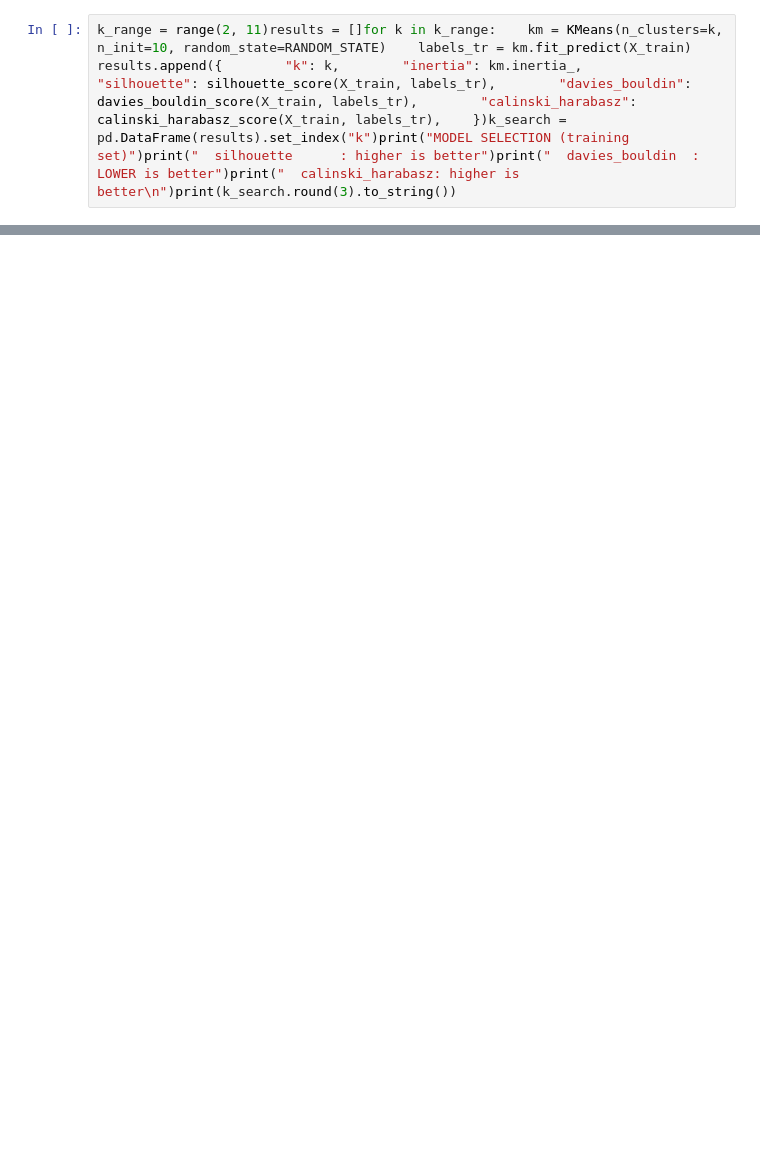
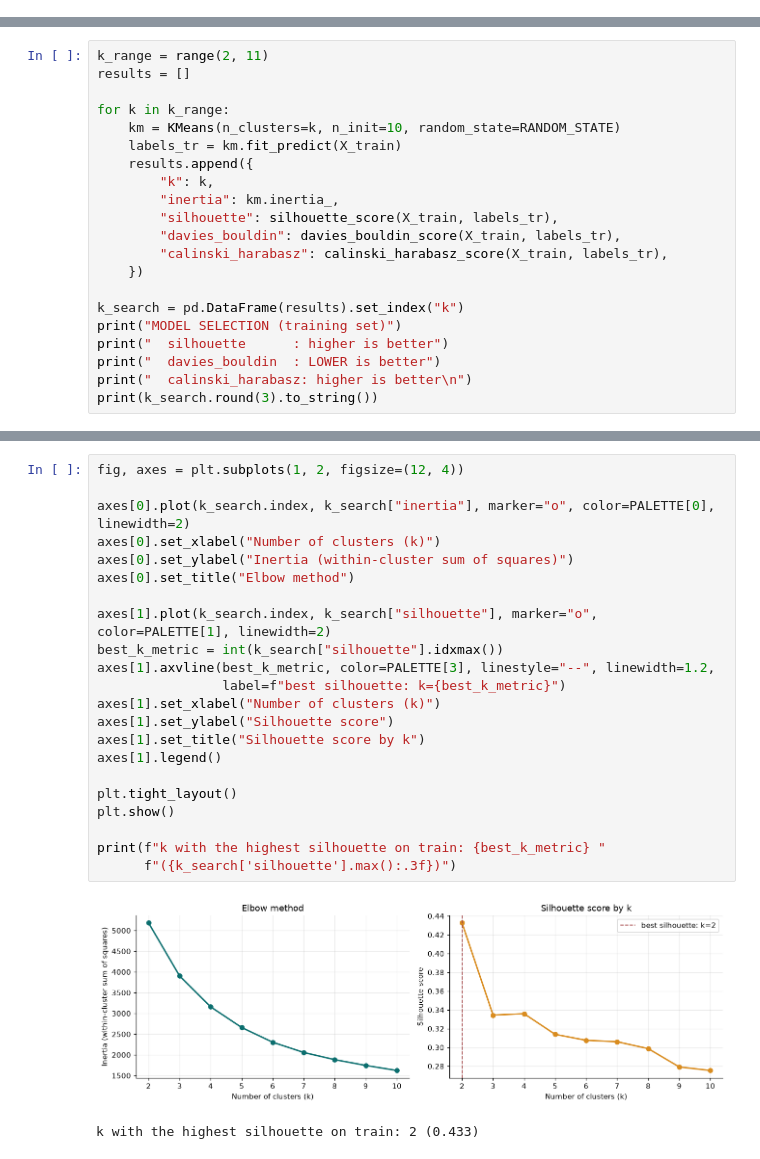
Before and after one commit to cote8/Business-Intelligence, a Jupyter notebook: proyecto_final/BI2026_FinalProject_Team-4.ipynb, the cells around one changed output, grey strips where cells are left out. Drawn from its saved outputs; the diff is of its cells as text; blank space fills up the shorter version.

```diff
--- a/proyecto_final/BI2026_FinalProject_Team-4.ipynb
+++ b/proyecto_final/BI2026_FinalProject_Team-4.ipynb
@@ -63,2 +195,0 @@ fig, axes = plt.subplots(1, 3, figsize=(13, 3.6))for ax, col, color in zip(axes,
-# %%
-k_range = range(2, 11)results = []for k in k_range:    km = KMeans(n_clusters=k, n_init=10, random_state=RANDOM_STATE)    labels_tr = km.fit_predict(X_train)    results.append({        "k": k,        "inertia": km.inertia_,        "silhouette": silhouette_score(X_train, labels_tr),        "davies_bouldin": davies_bouldin_score(X_train, labels_tr),        "calinski_harabasz": calinski_harabasz_score(X_train, labels_tr),    })k_search = pd.DataFrame(results).set_index("k")print("MODEL SELECTION (training set)")print("  silhouette      : higher is better")print("  davies_bouldin  : LOWER is better")print("  calinski_harabasz: higher is better\n")print(k_search.round(3).to_string())
@@ -130,0 +684,21 @@ kpi_total_customers = len(rfm)kpi_total_revenue   = rfm["Monetary"].sum()kpi_cha
+# %%
+k_range = range(2, 11)
+results = []
+
+for k in k_range:
+    km = KMeans(n_clusters=k, n_init=10, random_state=RANDOM_STATE)
+    labels_tr = km.fit_predict(X_train)
+    results.append({
+        "k": k,
+        "inertia": km.inertia_,
+        "silhouette": silhouette_score(X_train, labels_tr),
+        "davies_bouldin": davies_bouldin_score(X_train, labels_tr),
+        "calinski_harabasz": calinski_harabasz_score(X_train, labels_tr),
+    })
+
+k_search = pd.DataFrame(results).set_index("k")
+print("MODEL SELECTION (training set)")
+print("  silhouette      : higher is better")
+print("  davies_bouldin  : LOWER is better")
+print("  calinski_harabasz: higher is better\n")
+print(k_search.round(3).to_string())
@@ -130,0 +722,25 @@ kpi_total_customers = len(rfm)kpi_total_revenue   = rfm["Monetary"].sum()kpi_cha
+# %%
+fig, axes = plt.subplots(1, 2, figsize=(12, 4))
+
+axes[0].plot(k_search.index, k_search["inertia"], marker="o", color=PALETTE[0], linewidth=2)
+axes[0].set_xlabel("Number of clusters (k)")
+axes[0].set_ylabel("Inertia (within-cluster sum of squares)")
+axes[0].set_title("Elbow method")
+
+axes[1].plot(k_search.index, k_search["silhouette"], marker="o", color=PALETTE[1], linewidth=2)
+best_k_metric = int(k_search["silhouette"].idxmax())
+axes[1].axvline(best_k_metric, color=PALETTE[3], linestyle="--", linewidth=1.2,
+                label=f"best silhouette: k={best_k_metric}")
+axes[1].set_xlabel("Number of clusters (k)")
+axes[1].set_ylabel("Silhouette score")
+axes[1].set_title("Silhouette score by k")
+axes[1].legend()
+
+plt.tight_layout()
+plt.show()
+
+print(f"k with the highest silhouette on train: {best_k_metric} "
+      f"({k_search['silhouette'].max():.3f})")
+# %% [output]
+[figure, added]
+k with the highest silhouette on train: 2 (0.433)
```
Also changed, not shown: parts of 117 cells of this notebook, 2 other files.
